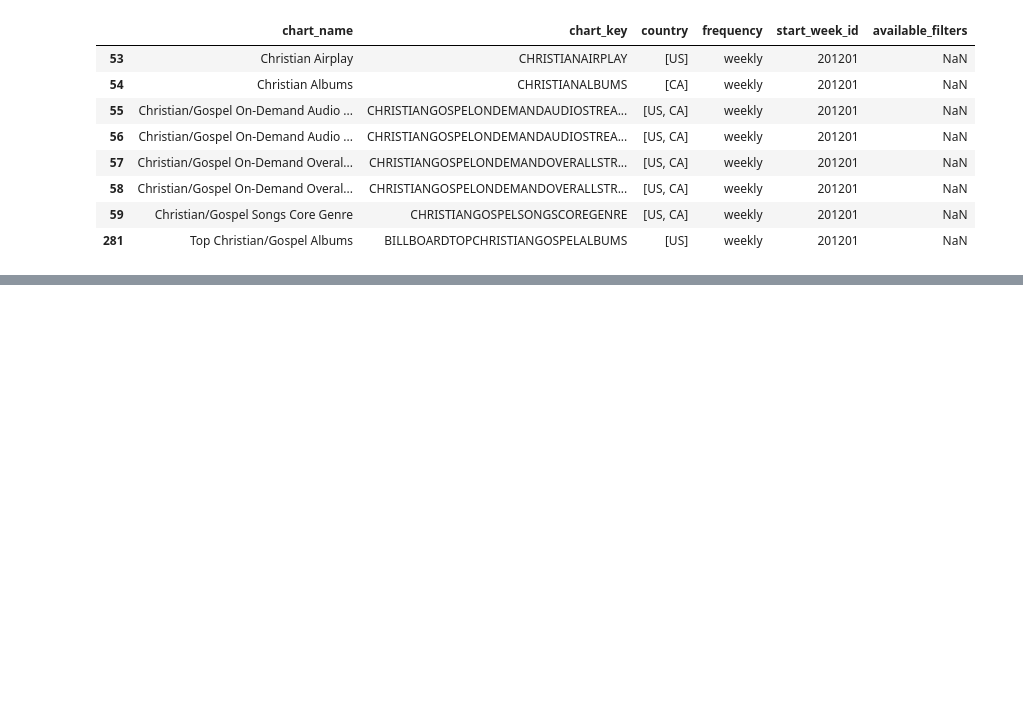
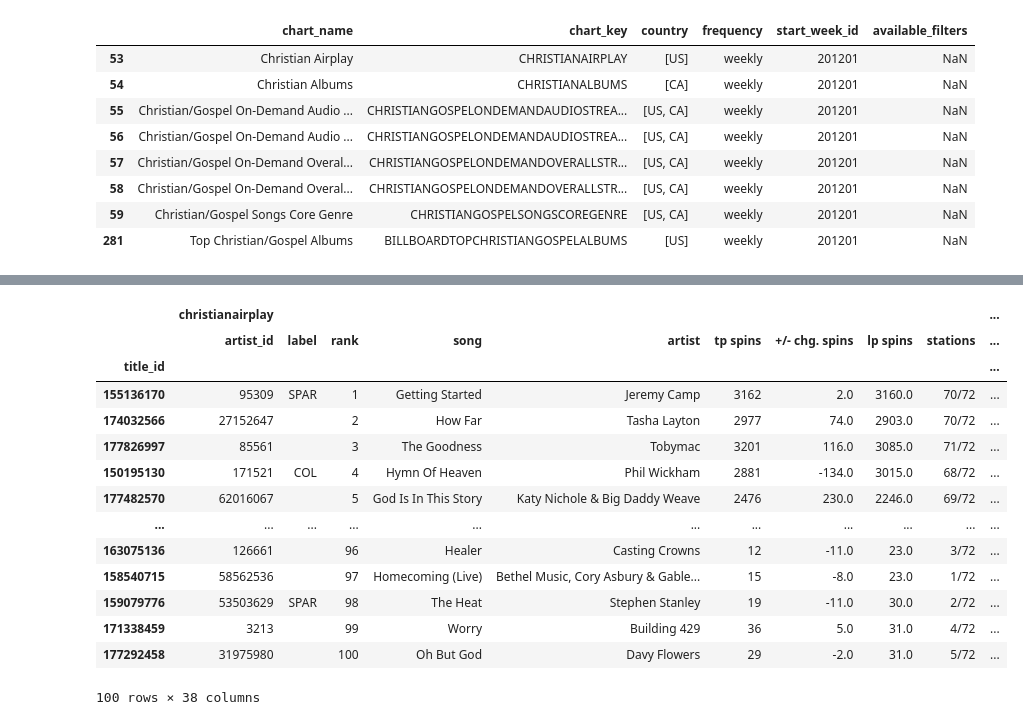
Before and after one commit to ccmg-serge-kamilchu/radio_report, a Jupyter notebook: christian_airplay_luminate_api.ipynb, the cells around one changed output, grey strips where cells are left out. Cells and saved outputs as stored; diff of their text form; code cells hidden in the pictures; blank space fills up the shorter version.

```diff
--- a/christian_airplay_luminate_api.ipynb
+++ b/christian_airplay_luminate_api.ipynb
@@ -159,10 +112,10 @@ def get_data_by_title_id(title_id):
   # GET ARTIST META DATA BY Neilsen ID
 
   headers = {
-  'Content-Type':'application/json',
-  'Authorization': tokens['access_token'],
-  'x-api-key': os.environ['NIELSEN_API_TOKEN'],
-  # 'Accept':'application/vnd.mrc-data.chart.v1.1+json'
+    'Content-Type':'application/json',
+    'Authorization': access_token,
+    'x-api-key': api_key,
+    # 'Accept':'application/vnd.mrc-data.chart.v1.1+json'
   }
 
   url = f"https://api.musicconnect.mrc-data.com/api/song/{title_id}/data"
@@ -185,7 +138,7 @@ def get_data_by_title_id(title_id):
     for i, list_k in enumerate(list_i['value']):
         # print(i, list_k)
         title_id_dict['title_id'].append(title_id)
-        title_id_dict['top_level'].append(list_i['name'])
+        title_id_dict['top_level'].append(list_i['name'].lower())
 
         for k, v in list_k.items():
             # print(k, v)
@@ -258,0 +183,23 @@ out_path_all = './outputs/api_pull_christian_radio_all.xlsx'
+# %%
+
+
+out_path = Path('./outputs/api_pull_christian_radio_100.xlsx').absolute()
+
+df_1 = pd.concat([df, df_title_id_data], 1)
+df_1
+# %% [output]
+|  | christianairplay |  |  |  |  |  |  |  |  | ... |
+|  | artist_id | label | rank | song | artist | tp spins | +/- chg. spins | lp spins | stations | ... |
+| title_id |  |  |  |  |  |  |  |  |  | ... |
+| 155136170 | 95309 | SPAR | 1 | Getting Started | Jeremy Camp | 3162 | 2.0 | 3160.0 | 70/72 | ... |
+| 174032566 | 27152647 |  | 2 | How Far | Tasha Layton | 2977 | 74.0 | 2903.0 | 70/72 | ... |
+| 177826997 | 85561 |  | 3 | The Goodness | Tobymac | 3201 | 116.0 | 3085.0 | 71/72 | ... |
+| 150195130 | 171521 | COL | 4 | Hymn Of Heaven | Phil Wickham | 2881 | -134.0 | 3015.0 | 68/72 | ... |
+| 177482570 | 62016067 |  | 5 | God Is In This Story | Katy Nichole & Big Daddy Weave | 2476 | 230.0 | 2246.0 | 69/72 | ... |
+| ... | ... | ... | ... | ... | ... | ... | ... | ... | ... | ... |
+| 163075136 | 126661 |  | 96 | Healer | Casting Crowns | 12 | -11.0 | 23.0 | 3/72 | ... |
+| 158540715 | 58562536 |  | 97 | Homecoming (Live) | Bethel Music, Cory Asbury & Gable... | 15 | -8.0 | 23.0 | 1/72 | ... |
+| 159079776 | 53503629 | SPAR | 98 | The Heat | Stephen Stanley | 19 | -11.0 | 30.0 | 2/72 | ... |
+| 171338459 | 3213 |  | 99 | Worry | Building 429 | 36 | 5.0 | 31.0 | 4/72 | ... |
+| 177292458 | 31975980 |  | 100 | Oh But God | Davy Flowers | 29 | -2.0 | 31.0 | 5/72 | ... |
+100 rows × 38 columns
```
Also changed, not shown: parts of 41 cells of this notebook, 13 other files.
